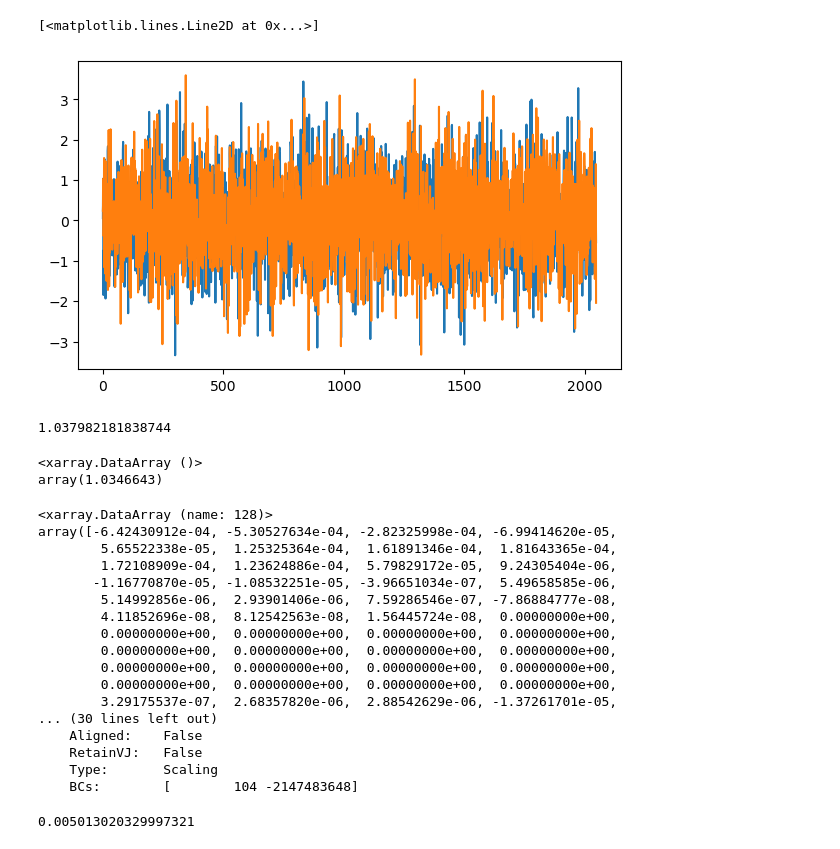
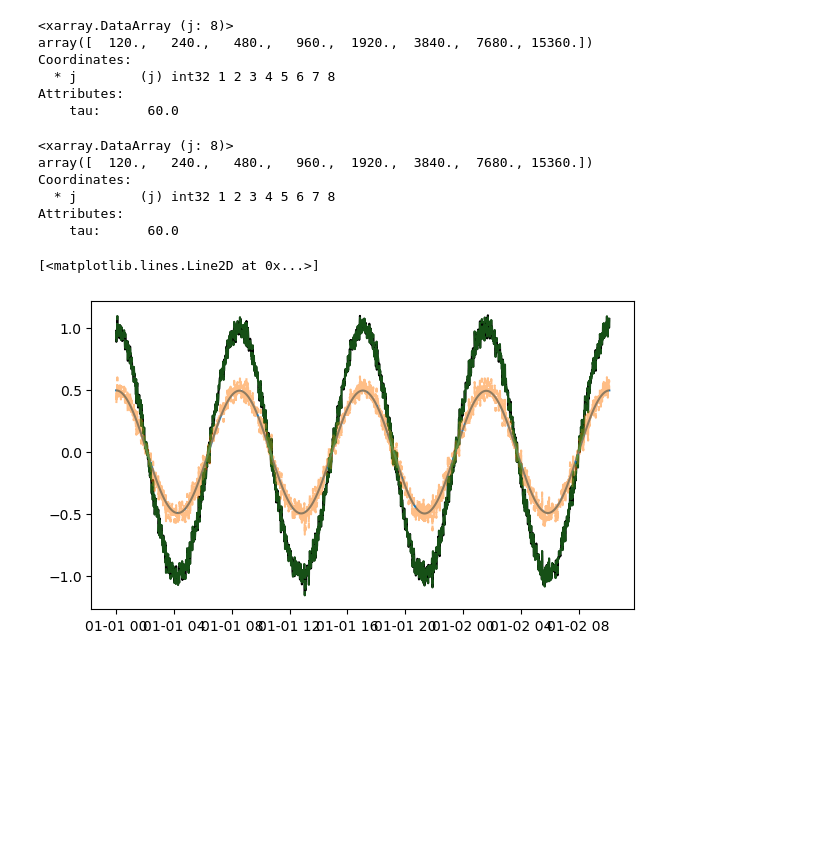
Before and after one commit to chrisawhitwell/pymodwt, a Jupyter notebook: example.ipynb, the cells around one changed output. Drawn from its saved outputs; the diff is of its cells as text; code cells hidden in the pictures; blank space fills up the shorter version.

```diff
--- a/example.ipynb
+++ b/example.ipynb
@@ -3,9 +3,11 @@ import pymodwt.modwt
 import numpy as np
 # %%
 # make a random signal with 128 points
-x = np.random.randn(2048)
+x = np.random.randn(2048)*0.05 + np.cos(2*np.pi*np.arange(2048)/512.)
+t = np.asarray([np.datetime64('2018-01-01') + i*np.timedelta64(1,'m') for i in range(2048)])
+
 # x=np.zeros(128)
-x[40:46] = 0.5*np.cos(3*np.pi*np.arange(40,46)/16. + 0.08)
+# x[40:46] = 0.5*np.cos(3*np.pi*np.arange(40,46)/16. + 0.08)
 wa,sc = pymodwt.modwt.modwt (x, boundary='periodic',wtf='la8')
 de,sm = pymodwt.modwt.imodwt_mra(wa, sc)
 war,scr = pymodwt.modwt.cir_shift(wa,sc,subtract_mean_VJ0t=True)
@@ -16,18 +15,38 @@ ds_scr = sc.to_xarray({'name':np.arange(2048)})
+# %%
+ds_wa,ds_low,ds_high = wa.to_xarray({'time':t})
+ds_sc = sc.to_xarray({'time':t})
+
+ds_sm = sm.to_xarray({'time':t})
+ds_de = de.to_xarray({'time':t})[0]
+
+ds_war = war.to_xarray({'time':t})
+ds_scr = scr.to_xarray({'time':t})
+# %%
+ds_low
+# %% [output]
+<xarray.DataArray (j: 8)>
+array([  120.,   240.,   480.,   960.,  1920.,  3840.,  7680., 15360.])
+Coordinates:
+  * j        (j) int32 1 2 3 4 5 6 7 8
+Attributes:
+    tau:      60.0
+# %%
+ds_high
+# %% [output]
+<xarray.DataArray (j: 8)>
+array([  120.,   240.,   480.,   960.,  1920.,  3840.,  7680., 15360.])
+Coordinates:
+  * j        (j) int32 1 2 3 4 5 6 7 8
+Attributes:
+    tau:      60.0
 # %%
 import matplotlib.pyplot as plt
 fig,axes = plt.subplots(figsize=(7,4))
 
-axes.plot(np.arange(2048),x)
-axes.plot(ds_wr['name'].values,ds_wr.sum('j').values + ds_scr.values ) #
+axes.plot(t,x,'k',label='original')
+axes.plot(t,ds_sm,label='smooths')
+axes.plot(t,ds_de.sum('j'),label='details',ls='--',alpha=0.5)
+axes.plot(t, ds_sm + ds_de.sum('j'),label='reconstructed',alpha=0.5,ls='--')
 # %% [output]
 [<matplotlib.lines.Line2D at 0x...>]
-[figure, old version]
+[figure, new version]
-# %%
-np.var(x)
-# %% [output]
-1.037982181838744
-# %%
-(ds_wr**2).sum('j').mean() #+ (ds_scr**2).sum('name')
-# %% [output]
-<xarray.DataArray ()>
-array(1.0346643)
@@ -36,24 +52,0 @@ ds_s = sc.to_xarray({'name':np.arange(128)})
-# %%
-ds_s
-# %% [output]
-<xarray.DataArray (name: 128)>
-array([-6.42430912e-04, -5.30527634e-04, -2.82325998e-04, -6.99414620e-05,
-        5.65522338e-05,  1.25325364e-04,  1.61891346e-04,  1.81643365e-04,
-        1.72108909e-04,  1.23624886e-04,  5.79829172e-05,  9.24305404e-06,
-       -1.16770870e-05, -1.08532251e-05, -3.96651034e-07,  5.49658585e-06,
-        5.14992856e-06,  2.93901406e-06,  7.59286546e-07, -7.86884777e-08,
-        4.11852696e-08,  8.12542563e-08,  1.56445724e-08,  0.00000000e+00,
-        0.00000000e+00,  0.00000000e+00,  0.00000000e+00,  0.00000000e+00,
-        0.00000000e+00,  0.00000000e+00,  0.00000000e+00,  0.00000000e+00,
-        0.00000000e+00,  0.00000000e+00,  0.00000000e+00,  0.00000000e+00,
-        0.00000000e+00,  0.00000000e+00,  0.00000000e+00,  0.00000000e+00,
-        3.29175537e-07,  2.68357820e-06,  2.88542629e-06, -1.37261701e-05,
-... (30 lines left out)
-    Aligned:    False
-    RetainVJ:   False
-    Type:       Scaling
-    BCs:        [        104 -2147483648]
-# %%
-np.var(x)
-# %% [output]
-0.005013020329997321
```
Also changed, not shown: parts of 3 cells of this notebook.
